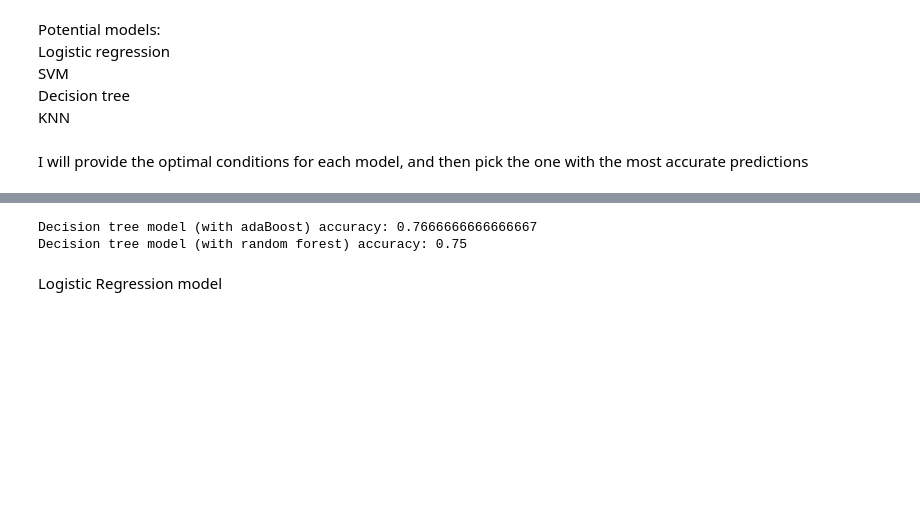
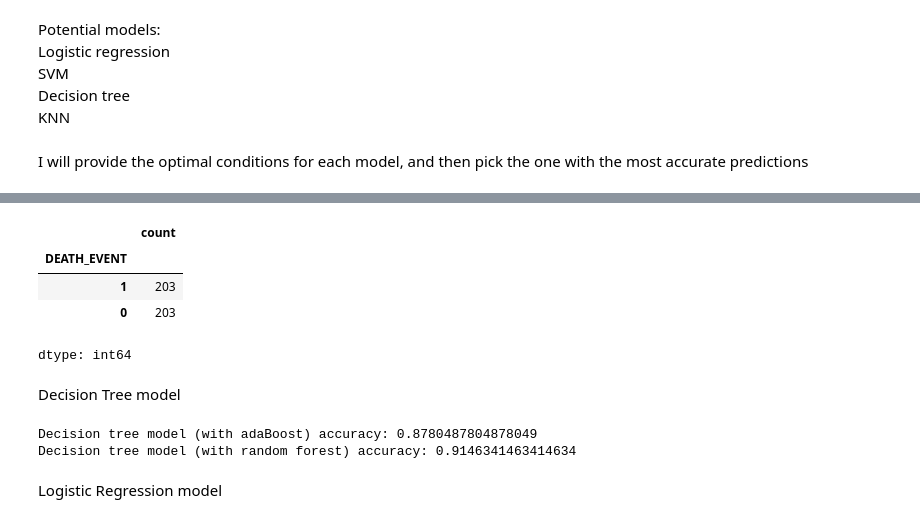
Before and after one commit to Asir-IO/heart-failure-predictor, a Jupyter notebook: lab.ipynb, the cells around one changed output, grey strips where cells are left out. Cells and saved outputs as stored; diff of their text form; code cells hidden in the pictures; blank space fills up the shorter version.

```diff
--- a/lab.ipynb
+++ b/lab.ipynb
@@ -134,0 +151,8 @@ Decision Tree model
+# %%
+y_res.value_counts()
+# %% [output]
+|  | count |
+| DEATH_EVENT |  |
+| 1 | 203 |
+| 0 | 203 |
+dtype: int64
@@ -135,16 +161,18 @@ Decision Tree model
+# %% [markdown]
+Decision Tree model
 # %%
 ADB_DT = AdaBoostClassifier(estimator=DecisionTreeClassifier(max_depth=1, random_state=42), random_state=42)
 ADB_DT.fit(x_train,y_train)
 ADB_DT_pred = ADB_DT.predict(x_test)
 print("Decision tree model (with adaBoost) accuracy:", accuracy_score(y_test, ADB_DT_pred))
 
-RF_DT = RandomForestClassifier(max_depth=3, random_state=42, n_estimators=100)
+RF_DT = RandomForestClassifier(max_depth=4, random_state=42)
 RF_DT.fit(x_train, y_train)
 RF_DT_pred = RF_DT.predict(x_test)
 print("Decision tree model (with random forest) accuracy:", accuracy_score(y_test, RF_DT_pred))
 # %% [output]
-Decision tree model (with adaBoost) accuracy: 0.7666666666666667
-Decision tree model (with random forest) accuracy: 0.75
+Decision tree model (with adaBoost) accuracy: 0.8780487804878049
+Decision tree model (with random forest) accuracy: 0.9146341463414634
 # %% [markdown]
 Logistic Regression model
 # %% [markdown]
```
Also changed, not shown: parts of 20 cells of this notebook, 1 other file.
